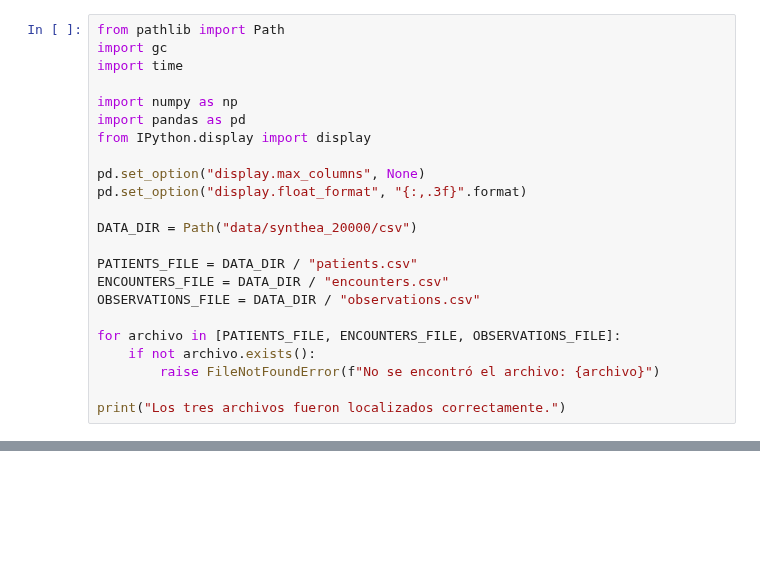
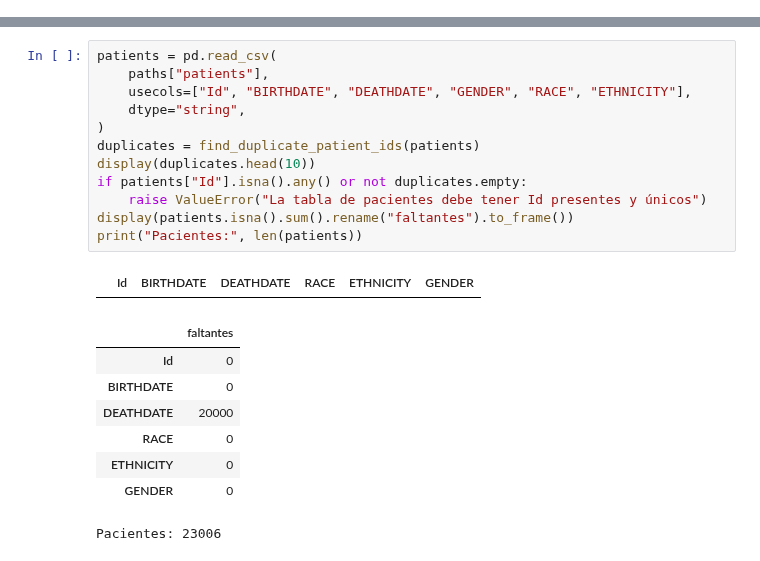
Before and after one commit to Swrfer/EE_CDB, a Jupyter notebook: notebooks/analisis_pacientes.ipynb, the cells around one changed output, grey strips where cells are left out. Saved outputs shown, nothing was run; the diff lists cells and outputs as text; blank space fills up the shorter version.

Commit message:
refactor: use clinlab in patient analysis notebook

```diff
--- a/notebooks/analisis_pacientes.ipynb
+++ b/notebooks/analisis_pacientes.ipynb
@@ -17,23 +0,0 @@ Antes de comenzar con el pipeline necesitamos ubicar los archivos generados por
-# %%
-from pathlib import Path
-import gc
-import time
-
-import numpy as np
-import pandas as pd
-from IPython.display import display
-
-pd.set_option("display.max_columns", None)
-pd.set_option("display.float_format", "{:,.3f}".format)
-
-DATA_DIR = Path("data/synthea_20000/csv")
-
-PATIENTS_FILE = DATA_DIR / "patients.csv"
-ENCOUNTERS_FILE = DATA_DIR / "encounters.csv"
-OBSERVATIONS_FILE = DATA_DIR / "observations.csv"
-
-for archivo in [PATIENTS_FILE, ENCOUNTERS_FILE, OBSERVATIONS_FILE]:
-    if not archivo.exists():
-        raise FileNotFoundError(f"No se encontró el archivo: {archivo}")
-
-print("Los tres archivos fueron localizados correctamente.")
@@ -5476,0 +77,22 @@ Overwriting README.md
+# %%
+patients = pd.read_csv(
+    paths["patients"],
+    usecols=["Id", "BIRTHDATE", "DEATHDATE", "GENDER", "RACE", "ETHNICITY"],
+    dtype="string",
+)
+duplicates = find_duplicate_patient_ids(patients)
+display(duplicates.head(10))
+if patients["Id"].isna().any() or not duplicates.empty:
+    raise ValueError("La tabla de pacientes debe tener Id presentes y únicos")
+display(patients.isna().sum().rename("faltantes").to_frame())
+print("Pacientes:", len(patients))
+# %% [output]
+|  | Id | BIRTHDATE | DEATHDATE | RACE | ETHNICITY | GENDER |
+|  | faltantes |
+| Id | 0 |
+| BIRTHDATE | 0 |
+| DEATHDATE | 20000 |
+| RACE | 0 |
+| ETHNICITY | 0 |
+| GENDER | 0 |
+Pacientes: 23006
```
Also changed, not shown: parts of 178 cells of this notebook, 4 other files.
